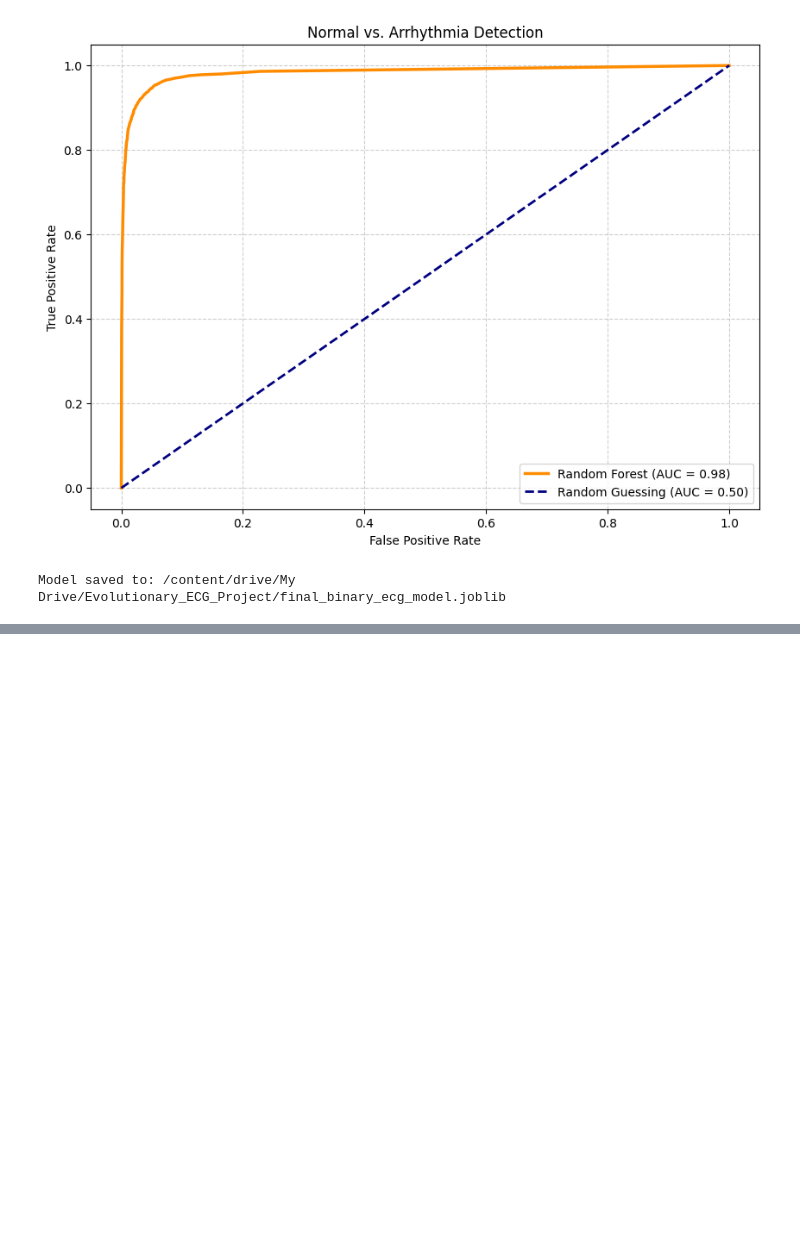
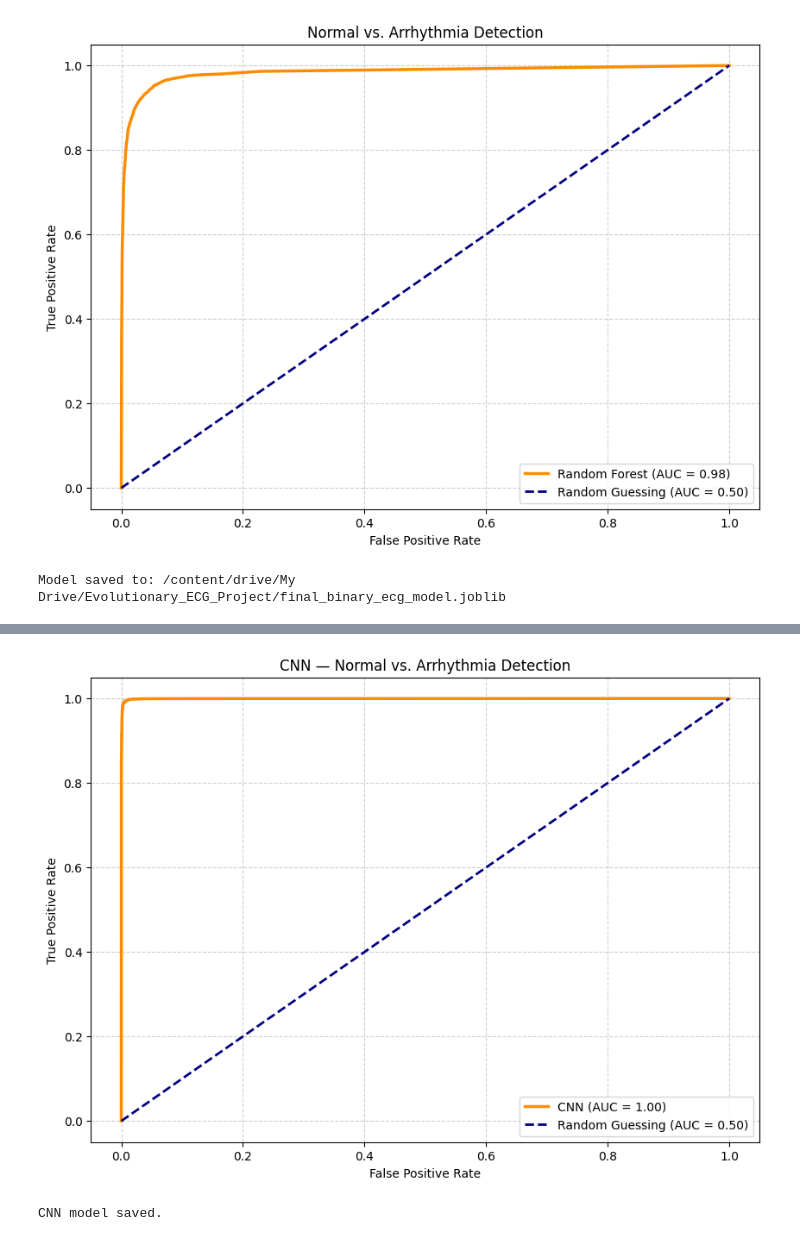
Before and after one commit to Mayur710/ECG-classification-using-ML, a Jupyter notebook: main.ipynb, the cells around one changed output, grey strips where cells are left out. Saved outputs shown, nothing was run; the diff lists cells and outputs as text; code cells hidden in the pictures; blank space fills up the shorter version.

```diff
--- a/main.ipynb
+++ b/main.ipynb
@@ -379,0 +427,10 @@ model.compile(optimizer='adam', loss='binary_crossentropy', metrics=['accuracy']
+# %%
+X_train, X_test, y_train, y_test = train_test_split(
+    X_balanced, y_balanced,
+    test_size=0.2,
+    random_state=42,
+    stratify=y_balanced
+)
+
+print(f"Training samples: {X_train.shape[0]}")
+print(f"Test samples: {X_test.shape[0]}")
@@ -379,0 +440,14 @@ model.compile(optimizer='adam', loss='binary_crossentropy', metrics=['accuracy']
+# %%
+early_stop = EarlyStopping(
+    monitor='val_loss',
+    patience=3,
+    restore_best_weights=True
+)
+
+history = model.fit(
+    X_train, y_train,
+    epochs=20,
+    batch_size=32,
+    validation_split=0.2,
+    callbacks=[early_stop]
+)
@@ -379,0 +472,6 @@ model.compile(optimizer='adam', loss='binary_crossentropy', metrics=['accuracy']
+# %%
+y_pred_prob = model.predict(X_test)
+y_pred      = (y_pred_prob > 0.5).astype(int).flatten()
+
+print(classification_report(y_test, y_pred, target_names=['Normal', 'Arrhythmia']))
+print(confusion_matrix(y_test, y_pred))
@@ -379,0 +491,20 @@ model.compile(optimizer='adam', loss='binary_crossentropy', metrics=['accuracy']
+# %%
+fpr, tpr, _ = roc_curve(y_test, y_pred_prob)
+roc_auc     = auc(fpr, tpr)
+
+plt.figure(figsize=(10, 7))
+plt.plot(fpr, tpr, color='darkorange', lw=2.5, label=f'CNN (AUC = {roc_auc:.2f})')
+plt.plot([0, 1], [0, 1], color='navy', lw=2, linestyle='--', label='Random Guessing (AUC = 0.50)')
+plt.xlabel('False Positive Rate')
+plt.ylabel('True Positive Rate')
+plt.title('CNN — Normal vs. Arrhythmia Detection')
+plt.legend(loc="lower right")
+plt.grid(True, linestyle='--', alpha=0.6)
+plt.show()
+# %% [output]
+[figure, added]
+# %%
+model.save(f"{base_path}/cnn_ecg_model.keras")
+print("CNN model saved.")
+# %% [output]
+CNN model saved.
```
Also changed, not shown: parts of 13 cells of this notebook, 48 other files.
